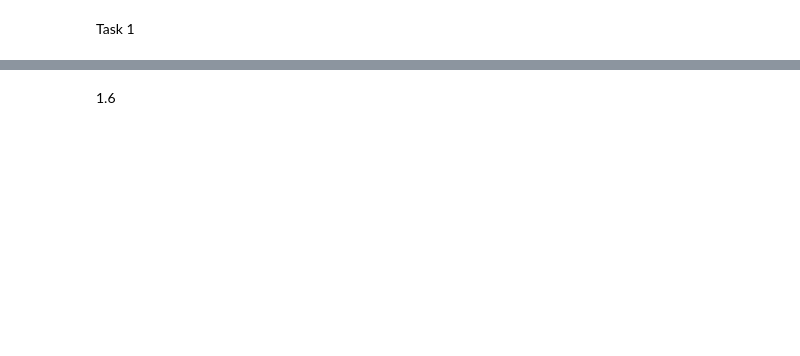
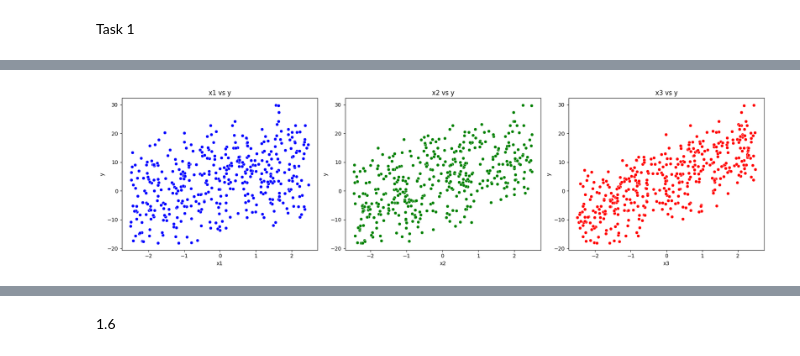
Before and after one commit to vinhbui123/machine_learning, a Jupyter notebook: lab3.ipynb, the cells around one changed output, grey strips where cells are left out. Saved outputs shown, nothing was run; the diff lists cells and outputs as text; code cells hidden in the pictures; blank space fills up the shorter version.

```diff
--- a/lab3.ipynb
+++ b/lab3.ipynb
@@ -4,0 +127,22 @@ Task 1
+# %%
+# Load the dataset (For Google Colab)
+
+from google.colab import files
+uploaded = files.upload()
+
+# Verify file upload
+print("Files in current directory:", os.listdir())
+
+# Define dataset filename
+file_name = "dataset2.csv"
+
+# Handle encoding issues
+encodings = ["utf-8", "latin1", "ISO-8859-1", "utf-16", "utf-8-sig"]
+for enc in encodings:
+    try:
+        df2 = pd.read_csv(file_name, encoding=enc)
+        print(f"Successfully loaded with encoding: {enc}")
+        break
+    except Exception:
+        continue
+df2.info(), df2.head()
@@ -4,0 +173,23 @@ Task 1
+# %%
+# Drop the 'id' column since it's not needed
+df2 = df2.drop(columns=['id'])
+
+# Split into training (70%) and test (30%) sets
+train_df, test_df = train_test_split(df2, test_size=0.3, random_state=42)
+
+# Plot the relationships between x1, x2, x3 and y
+fig, axes = plt.subplots(1, 3, figsize=(18, 5))
+
+sns.scatterplot(ax=axes[0], x=train_df["x1"], y=train_df["y"], color="blue")
+axes[0].set_title("x1 vs y")
+
+sns.scatterplot(ax=axes[1], x=train_df["x2"], y=train_df["y"], color="green")
+axes[1].set_title("x2 vs y")
+
+sns.scatterplot(ax=axes[2], x=train_df["x3"], y=train_df["y"], color="red")
+axes[2].set_title("x3 vs y")
+
+plt.tight_layout()
+plt.show()
+# %% [output]
+[figure, added]
```
Also changed, not shown: parts of 27 cells of this notebook.
